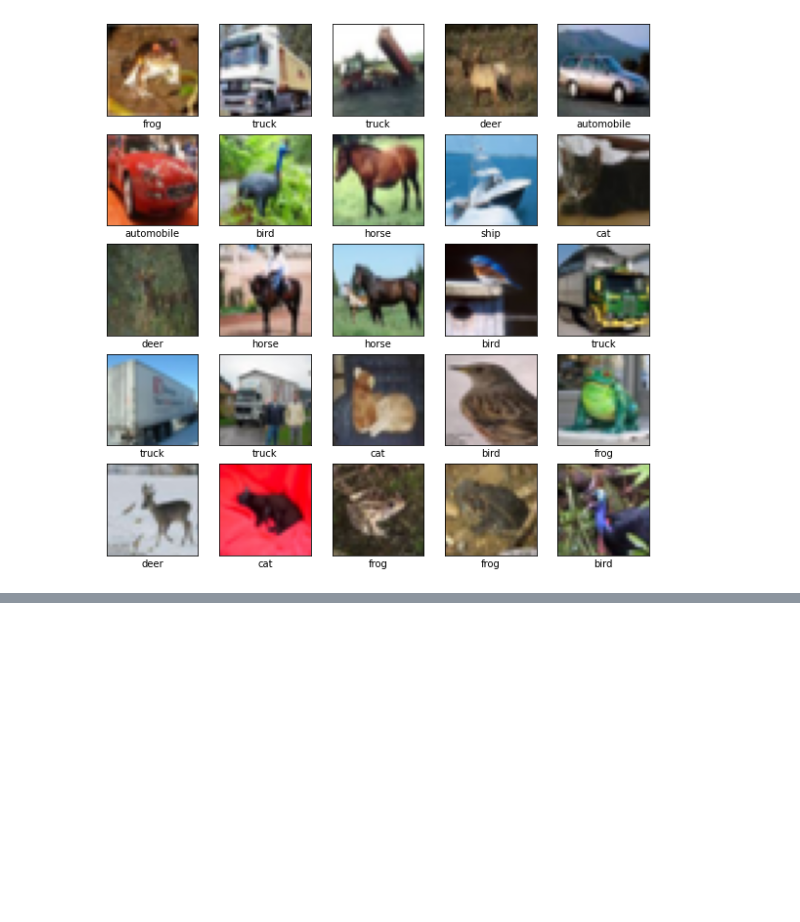
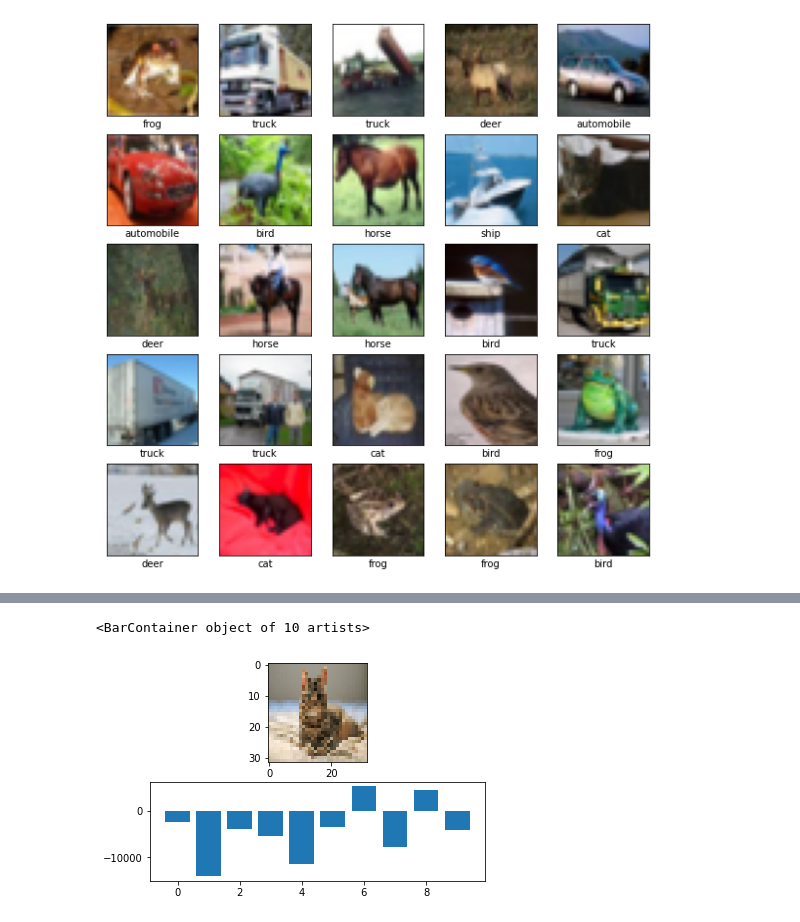
Before and after one commit to dathray/ECGR4090-ML-IoT, a Jupyter notebook: hw2/hw2.ipynb, the cells around one changed output, grey strips where cells are left out. Cells and saved outputs as stored; diff of their text form; code cells hidden in the pictures; blank space fills up the shorter version.

```diff
--- a/hw2/hw2.ipynb
+++ b/hw2/hw2.ipynb
@@ -148,0 +132,18 @@ array([[-1.6995803 , -4.5825596 ,  0.70059246,  1.3389583 ,  1.1254575 ,
+# %%
+from keras_preprocessing import image
+
+import PIL
+import PIL.Image
+
+img_dir = "cat.jpg"
+images = image.load_img(img_dir, target_size=(32, 32))
+PIL.Image.open(img_dir)
+ex_img = np.array([image.img_to_array(images, dtype = np.uint8)])
+ex_out = model.predict(ex_img)
+plt.subplot(2,1,1)
+plt.imshow(ex_img[0,:,:], cmap='Greys')
+plt.subplot(2,1,2)
+plt.bar(np.arange(10), ex_out[0])
+# %% [output]
+<BarContainer object of 10 artists>
+[figure, added]
```
Also changed, not shown: parts of 12 cells of this notebook.
